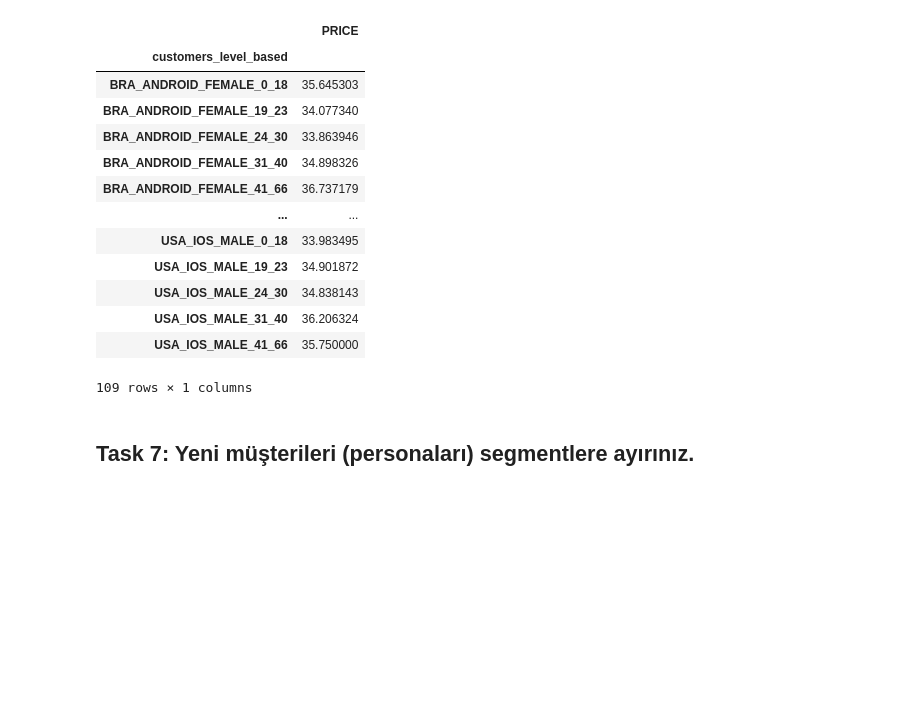
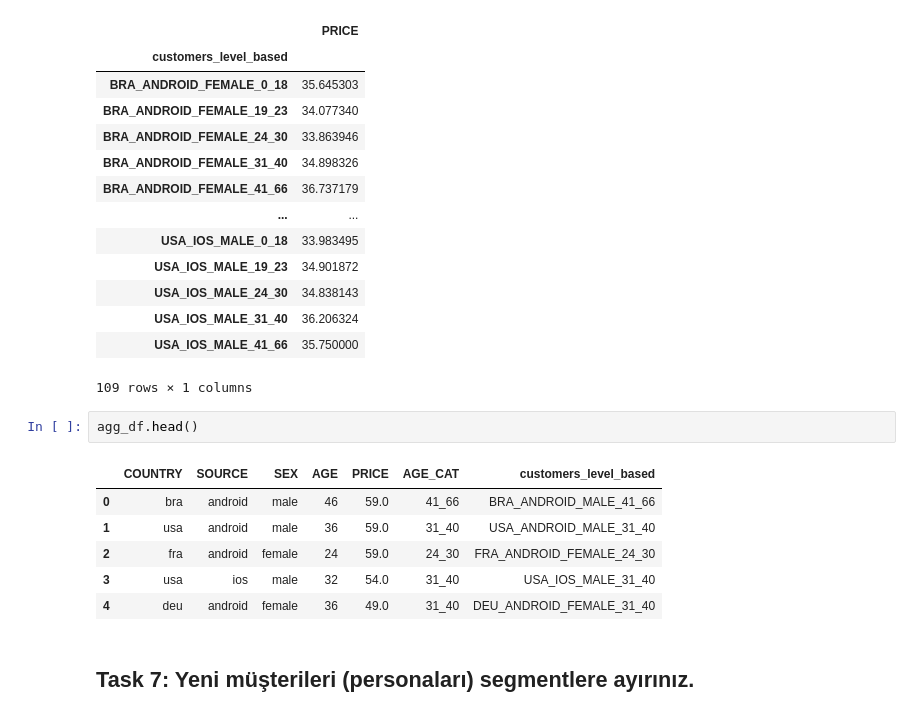
Before and after one commit to umutarsln/IOS-CustomerYield, a Jupyter notebook: main/main.ipynb, the cells around one changed output. Drawn from its saved outputs; the diff is of its cells as text; blank space fills up the shorter version.

```diff
--- a/main/main.ipynb
+++ b/main/main.ipynb
@@ -265,5 +265,14 @@ agg_df.groupby("customers_level_based").agg({"PRICE":"mean"})
 | USA_IOS_MALE_31_40 | 36.206324 |
 | USA_IOS_MALE_41_66 | 35.750000 |
 109 rows × 1 columns
+# %%
+agg_df.head()
+# %% [output]
+|  | COUNTRY | SOURCE | SEX | AGE | PRICE | AGE_CAT | customers_level_based |
+| 0 | bra | android | male | 46 | 59.0 | 41_66 | BRA_ANDROID_MALE_41_66 |
+| 1 | usa | android | male | 36 | 59.0 | 31_40 | USA_ANDROID_MALE_31_40 |
+| 2 | fra | android | female | 24 | 59.0 | 24_30 | FRA_ANDROID_FEMALE_24_30 |
+| 3 | usa | ios | male | 32 | 54.0 | 31_40 | USA_IOS_MALE_31_40 |
+| 4 | deu | android | female | 36 | 49.0 | 31_40 | DEU_ANDROID_FEMALE_31_40 |
 # %% [markdown]
 ## Task 7: Yeni müşterileri (personaları) segmentlere ayırınız.
```
Also changed, not shown: parts of 6 cells of this notebook.
